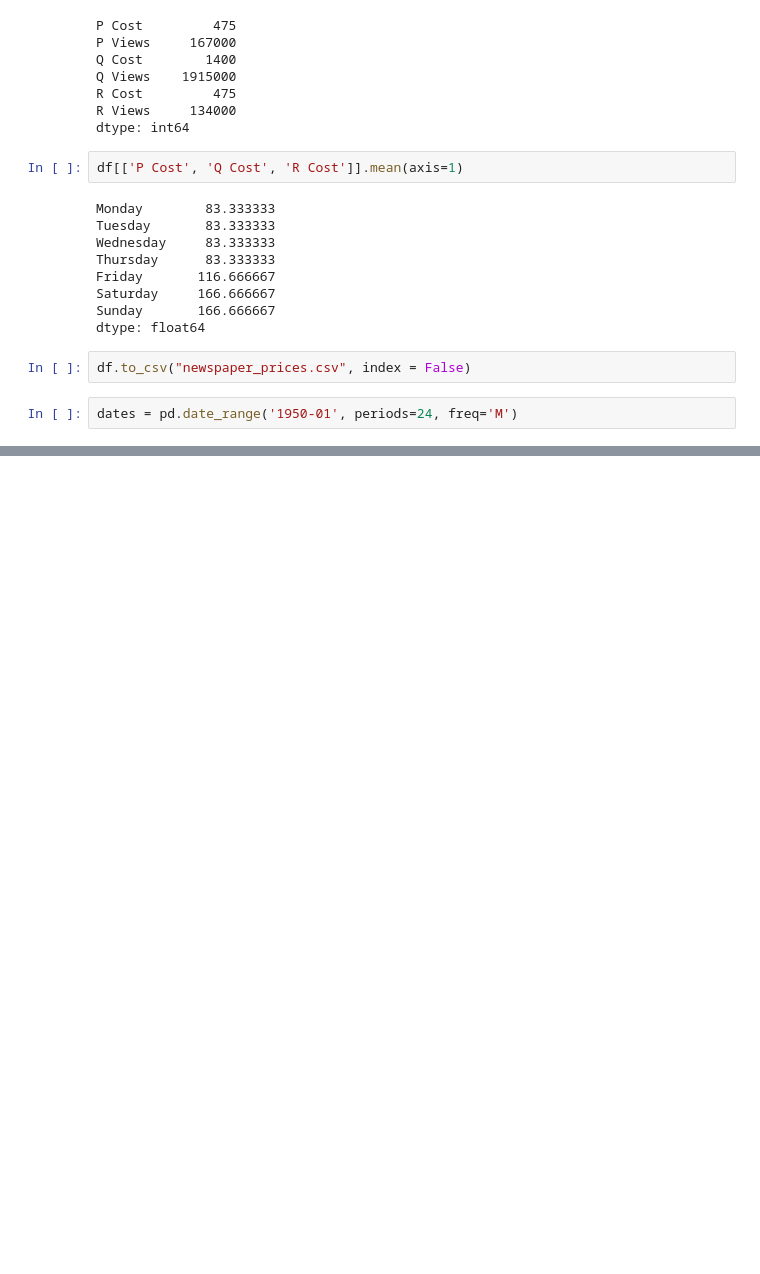
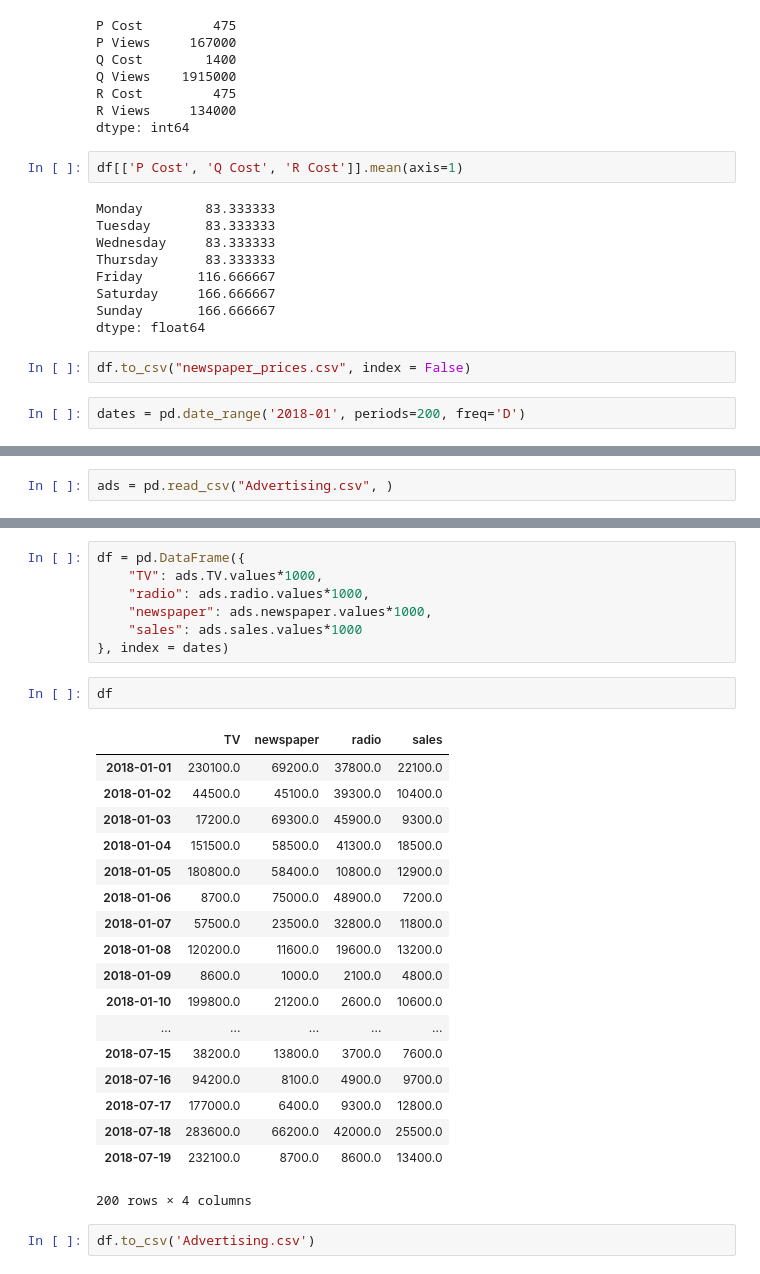
Before and after one commit to TrainingByPackt/Data-Science-for-Marketing-Analytics, a Jupyter notebook: Lesson02/Untitled.ipynb, the cells around one changed output, grey strips where cells are left out. Cells and saved outputs as stored; diff of their text form; blank space fills up the shorter version.

```diff
--- a/Lesson02/Untitled.ipynb
+++ b/Lesson02/Untitled.ipynb
@@ -56,6 +56,6 @@ dtype: float64
 # %%
 df.to_csv("newspaper_prices.csv", index = False)
 # %%
-dates = pd.date_range('1950-01', periods=24, freq='M')
+dates = pd.date_range('2018-01', periods=200, freq='D')
 # %%
 dates
@@ -61,0 +71,2 @@ dates
+# %%
+ads = pd.read_csv("Advertising.csv", )
@@ -61,0 +111,30 @@ dates
+# %%
+df = pd.DataFrame({
+    "TV": ads.TV.values*1000,
+    "radio": ads.radio.values*1000,
+    "newspaper": ads.newspaper.values*1000,
+    "sales": ads.sales.values*1000
+}, index = dates)
+# %%
+df
+# %% [output]
+|  | TV | newspaper | radio | sales |
+| 2018-01-01 | 230100.0 | 69200.0 | 37800.0 | 22100.0 |
+| 2018-01-02 | 44500.0 | 45100.0 | 39300.0 | 10400.0 |
+| 2018-01-03 | 17200.0 | 69300.0 | 45900.0 | 9300.0 |
+| 2018-01-04 | 151500.0 | 58500.0 | 41300.0 | 18500.0 |
+| 2018-01-05 | 180800.0 | 58400.0 | 10800.0 | 12900.0 |
+| 2018-01-06 | 8700.0 | 75000.0 | 48900.0 | 7200.0 |
+| 2018-01-07 | 57500.0 | 23500.0 | 32800.0 | 11800.0 |
+| 2018-01-08 | 120200.0 | 11600.0 | 19600.0 | 13200.0 |
+| 2018-01-09 | 8600.0 | 1000.0 | 2100.0 | 4800.0 |
+| 2018-01-10 | 199800.0 | 21200.0 | 2600.0 | 10600.0 |
+| ... | ... | ... | ... | ... |
+| 2018-07-15 | 38200.0 | 13800.0 | 3700.0 | 7600.0 |
+| 2018-07-16 | 94200.0 | 8100.0 | 4900.0 | 9700.0 |
+| 2018-07-17 | 177000.0 | 6400.0 | 9300.0 | 12800.0 |
+| 2018-07-18 | 283600.0 | 66200.0 | 42000.0 | 25500.0 |
+| 2018-07-19 | 232100.0 | 8700.0 | 8600.0 | 13400.0 |
+200 rows × 4 columns
+# %%
+df.to_csv('Advertising.csv')
```
Also changed, not shown: parts of 4 cells of this notebook, 4 other files.
